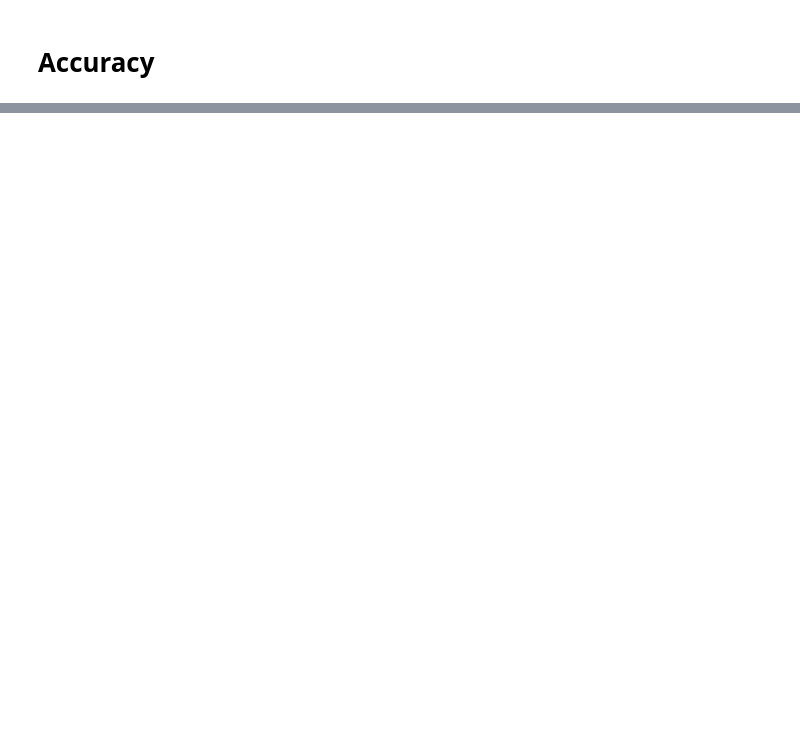
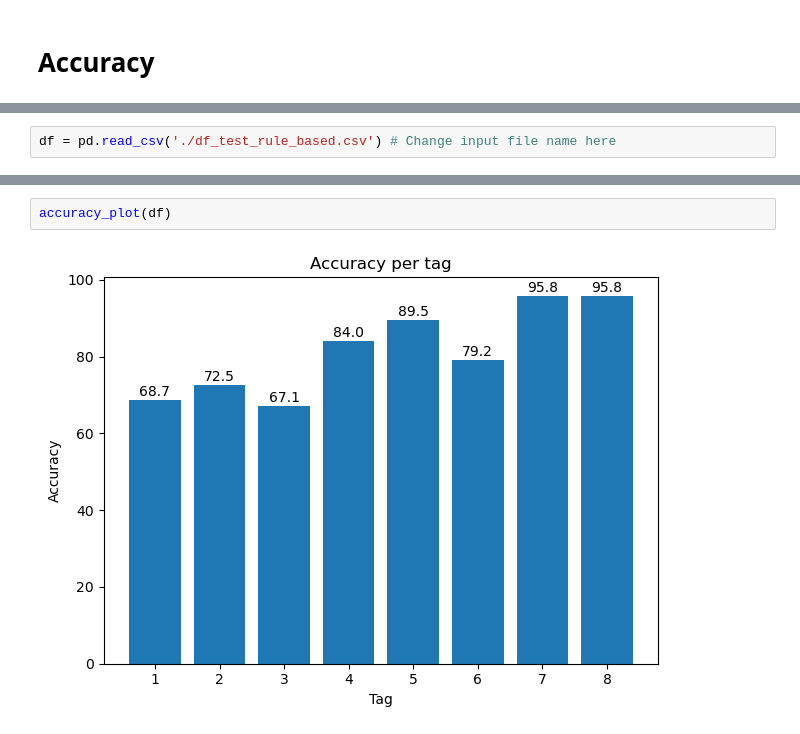
Before and after one commit to dangtruong-github/data-mining-final-project, a Jupyter notebook: Data processing/eval_metrics.ipynb, the cells around one changed output, grey strips where cells are left out. Cells and saved outputs as stored; diff of their text form; blank space fills up the shorter version.

```diff
--- a/Data processing/eval_metrics.ipynb
+++ b/Data processing/eval_metrics.ipynb
@@ -127,0 +120,2 @@ def roc_auc_score(df, mode="overall"):
+# %%
+df = pd.read_csv('./df_test_rule_based.csv') # Change input file name here
@@ -127,0 +128,4 @@ def roc_auc_score(df, mode="overall"):
+# %%
+accuracy_plot(df)
+# %% [output]
+[figure, added]
```
Also changed, not shown: parts of 6 cells of this notebook, 24 other files.
